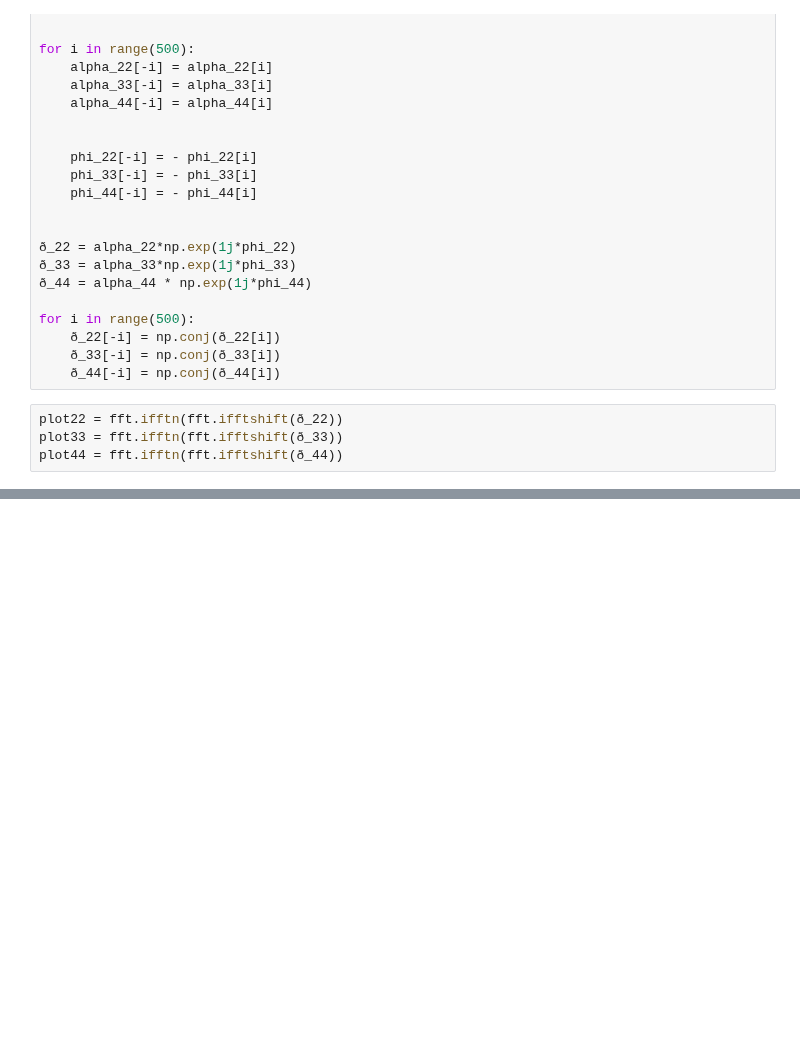
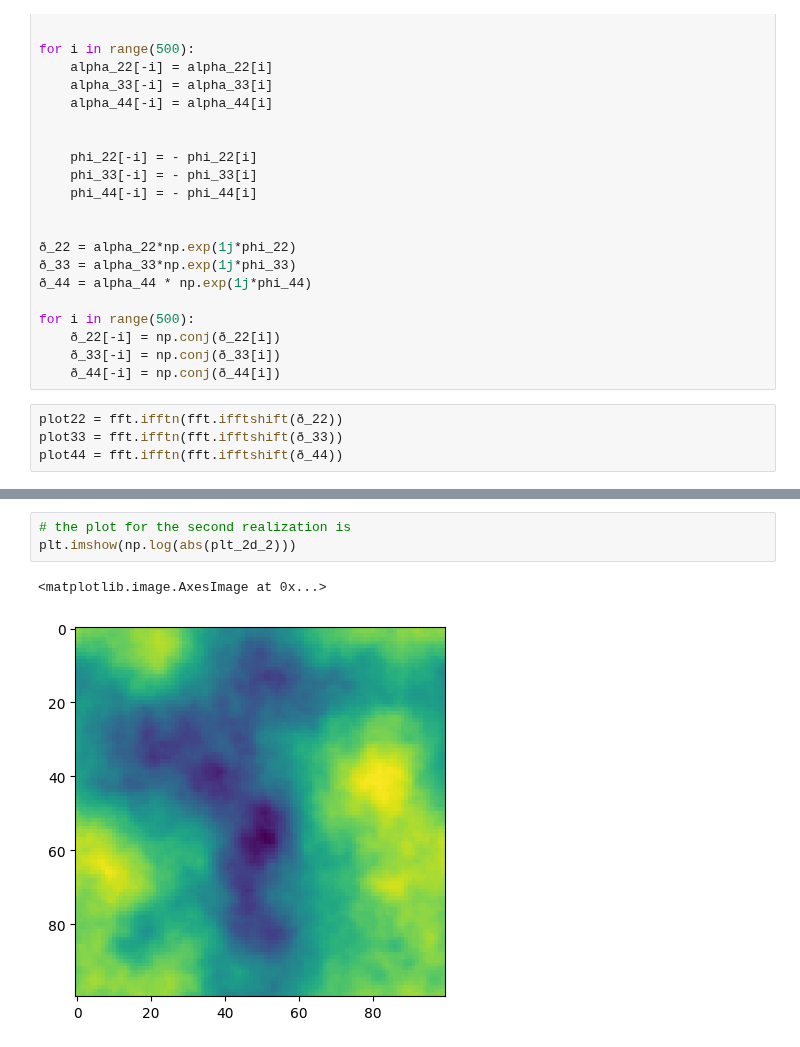
Before and after one commit to xlxnsxzpxtx/Metodos_cosmo, a Jupyter notebook: Practica_4/Practica_4.ipynb, the cells around one changed output, grey strips where cells are left out. Drawn from its saved outputs; the diff is of its cells as text; blank space fills up the shorter version.

```diff
--- a/Practica_4/Practica_4.ipynb
+++ b/Practica_4/Practica_4.ipynb
@@ -217,0 +312,6 @@ plt.axis()
+# %%
+# the plot for the second realization is
+plt.imshow(np.log(abs(plt_2d_2)))
+# %% [output]
+<matplotlib.image.AxesImage at 0x...>
+[figure, added]
```
Also changed, not shown: parts of 17 cells of this notebook.
